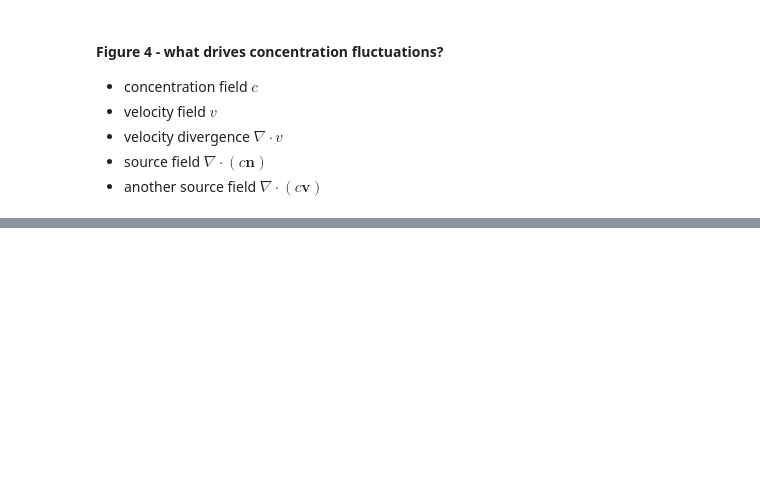
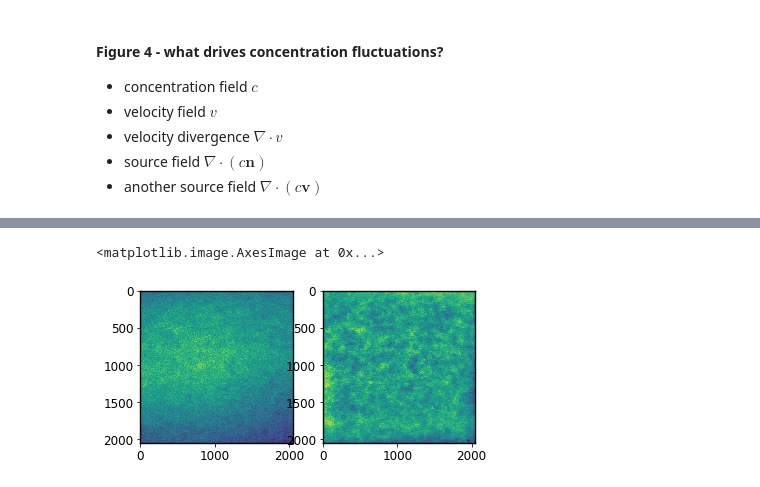
Before and after one commit to ZLoverty/Python, a Jupyter notebook: Correlation/src/fig-4_fields.ipynb, the cells around one changed output, grey strips where cells are left out. Cells and saved outputs as stored; diff of their text form; code cells hidden in the pictures; blank space fills up the shorter version.

```diff
--- a/Correlation/src/fig-4_fields.ipynb
+++ b/Correlation/src/fig-4_fields.ipynb
@@ -63,0 +90,12 @@ plt.colorbar(mpl.cm.ScalarMappable(norm=normcv, cmap='seismic'), ax=ax[1, 1], sh
+# %%
+img16 = io.imread(r'D:\Wei\02042020\80-1\16-bit\0000.tif')
+img8 = io.imread(r'D:\Wei\02042020\80-1\8-bit\0000.tif')
+# %%
+bp = mil.bpass(img8, 3, 100)
+bp_mh = cl.match_hist(bp, img8)
+fig, ax = plt.subplots(1, 2)
+ax[0].imshow(img8)
+ax[1].imshow(bp_mh)
+# %% [output]
+<matplotlib.image.AxesImage at 0x...>
+[figure, added]
```
Also changed, not shown: parts of 7 cells of this notebook, 24 other files.
